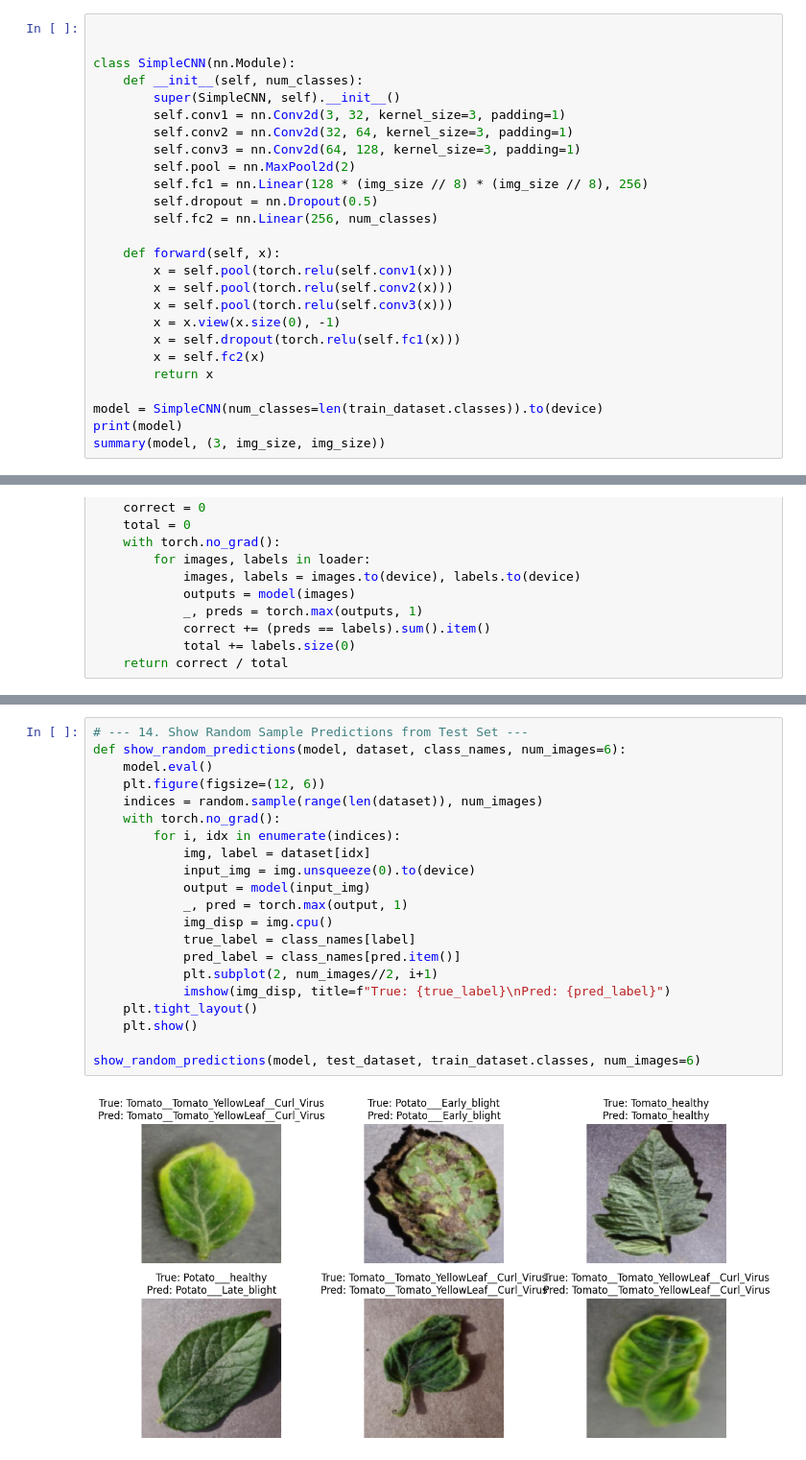
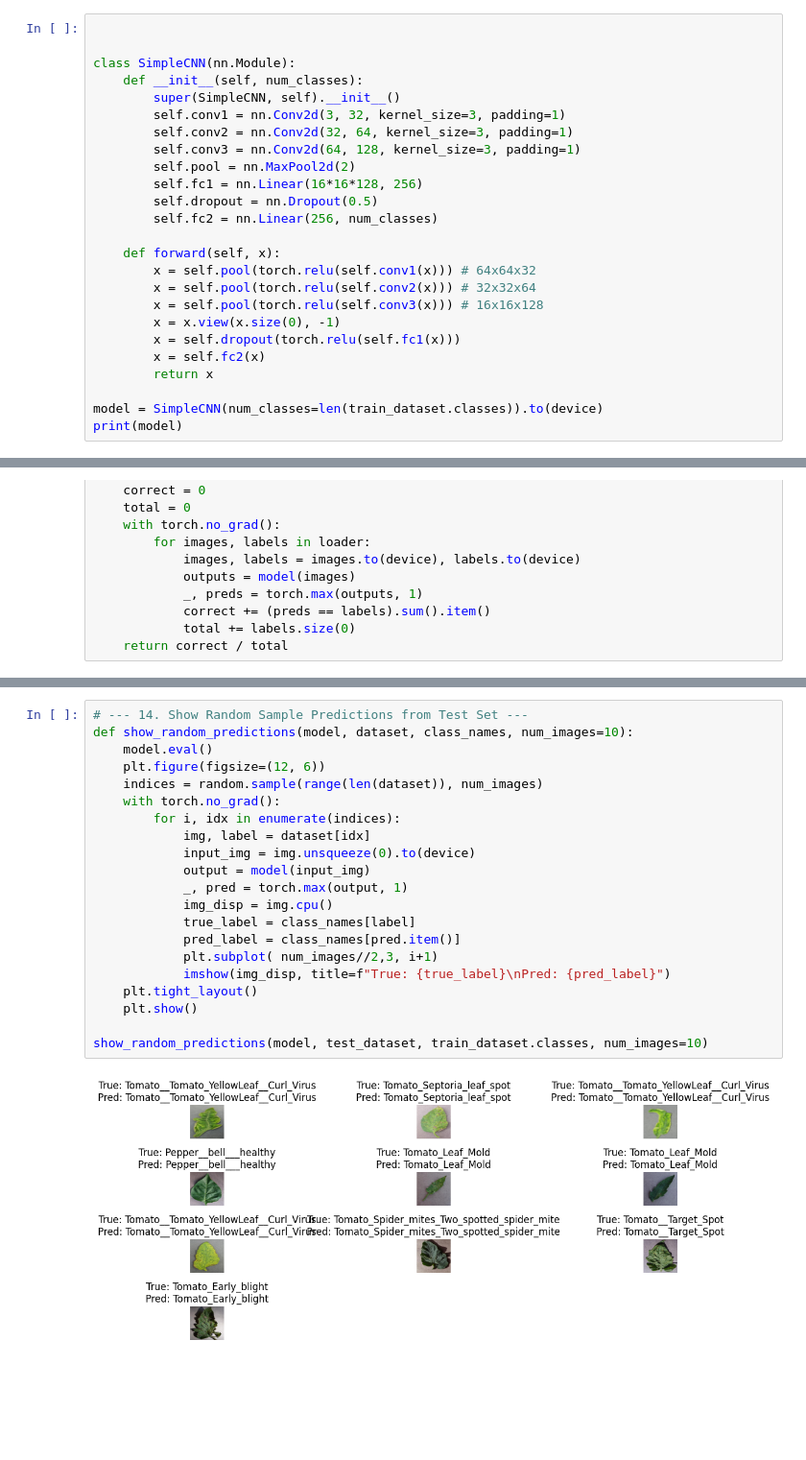
Before and after one commit to geommax/machinelearning.ai, a Jupyter notebook: 01_cnn_scratch/03_plant_diseases_classification_pytorch.ipynb, the cells around one changed output, grey strips where cells are left out. Shown at 96% size. Cells and saved outputs as stored; diff of their text form; blank space fills up the shorter version.

```diff
--- a/01_cnn_scratch/03_plant_diseases_classification_pytorch.ipynb
+++ b/01_cnn_scratch/03_plant_diseases_classification_pytorch.ipynb
@@ -191,14 +192,14 @@ class SimpleCNN(nn.Module):
         self.conv2 = nn.Conv2d(32, 64, kernel_size=3, padding=1)
         self.conv3 = nn.Conv2d(64, 128, kernel_size=3, padding=1)
         self.pool = nn.MaxPool2d(2)
-        self.fc1 = nn.Linear(128 * (img_size // 8) * (img_size // 8), 256)
+        self.fc1 = nn.Linear(16*16*128, 256)
         self.dropout = nn.Dropout(0.5)
         self.fc2 = nn.Linear(256, num_classes)
 
     def forward(self, x):
-        x = self.pool(torch.relu(self.conv1(x)))
-        x = self.pool(torch.relu(self.conv2(x)))
-        x = self.pool(torch.relu(self.conv3(x)))
+        x = self.pool(torch.relu(self.conv1(x))) # 64x64x32
+        x = self.pool(torch.relu(self.conv2(x))) # 32x32x64
+        x = self.pool(torch.relu(self.conv3(x))) # 16x16x128
         x = x.view(x.size(0), -1)
         x = self.dropout(torch.relu(self.fc1(x)))
         x = self.fc2(x)
@@ -206,7 +207,6 @@ class SimpleCNN(nn.Module):
 
 model = SimpleCNN(num_classes=len(train_dataset.classes)).to(device)
 print(model)
-summary(model, (3, img_size, img_size))
 # %% [output]
 SimpleCNN(
   (conv1): Conv2d(3, 32, kernel_size=(3, 3), stride=(1, 1), padding=(1, 1))
@@ -380,23 +374,23 @@ plt.show()
 # %%
 # --- 14. Show Random Sample Predictions from Test Set ---
-def show_random_predictions(model, dataset, class_names, num_images=6):
+def show_random_predictions(model, dataset, class_names, num_images=10):
     model.eval()
     plt.figure(figsize=(12, 6))
     indices = random.sample(range(len(dataset)), num_images)
     with torch.no_grad():
         for i, idx in enumerate(indices):
             img, label = dataset[idx]
             input_img = img.unsqueeze(0).to(device)
             output = model(input_img)
             _, pred = torch.max(output, 1)
             img_disp = img.cpu()
             true_label = class_names[label]
             pred_label = class_names[pred.item()]
-            plt.subplot(2, num_images//2, i+1)
+            plt.subplot( num_images//2,3, i+1)
             imshow(img_disp, title=f"True: {true_label}\nPred: {pred_label}")
     plt.tight_layout()
     plt.show()
 
-show_random_predictions(model, test_dataset, train_dataset.classes, num_images=6)
+show_random_predictions(model, test_dataset, train_dataset.classes, num_images=10)
 # %% [output]
-[figure, old version]
+[figure, new version]
```
Also changed, not shown: parts of 12 cells of this notebook.
